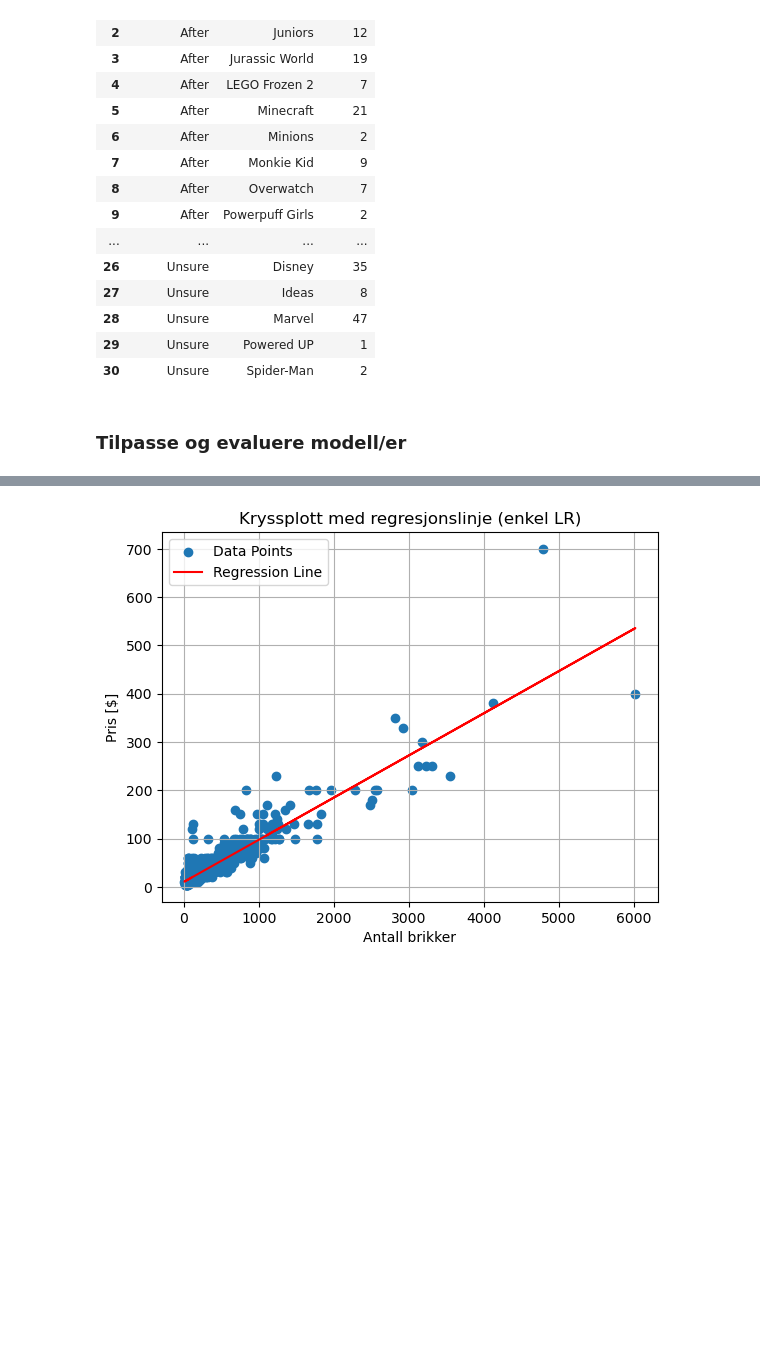
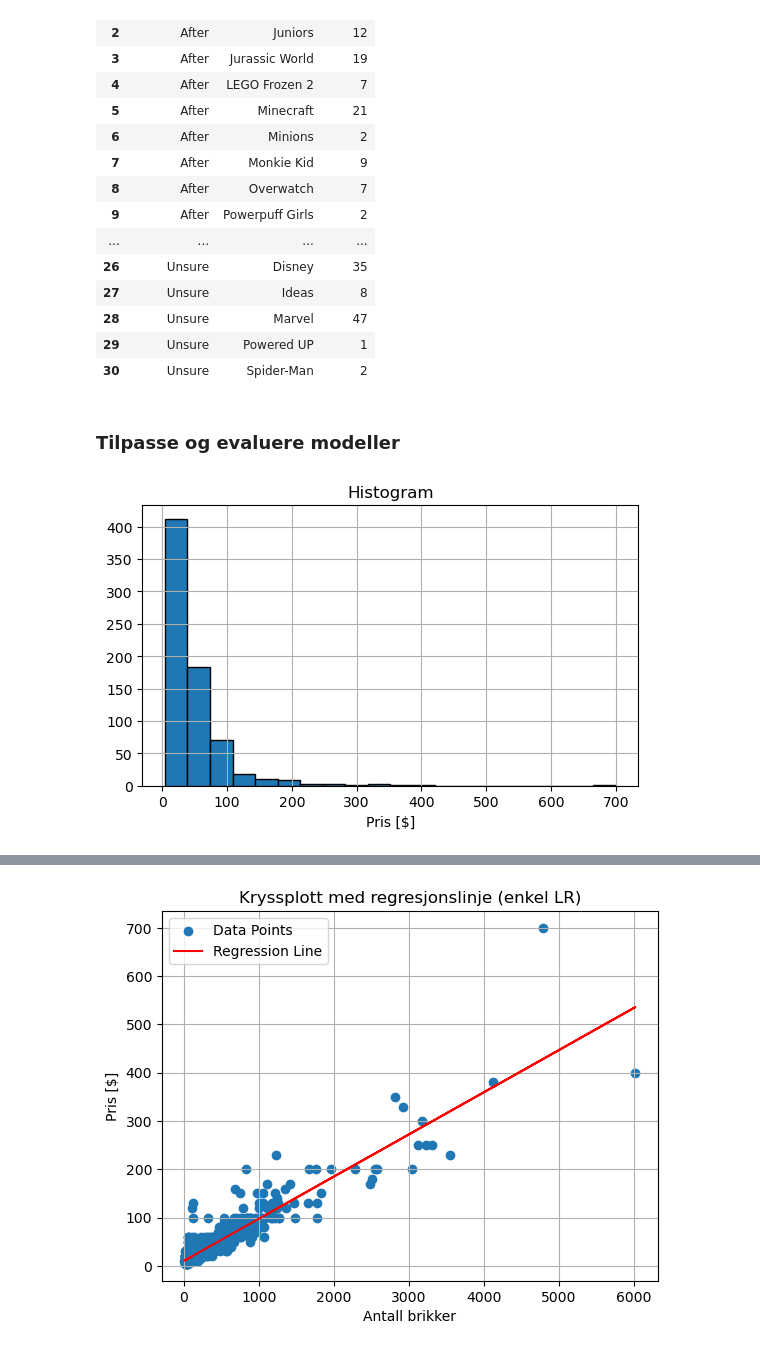
Before and after one commit to sagrimstad/ISTA1003_prosjekt, a Jupyter notebook: oppg1.ipynb, the cells around one changed output, grey strips where cells are left out. Drawn from its saved outputs; the diff is of its cells as text; code cells hidden in the pictures; blank space fills up the shorter version.

```diff
--- a/oppg1.ipynb
+++ b/oppg1.ipynb
@@ -458,4 +458,15 @@ df2.groupby(['Generation', 'Theme']).size().reset_index(name = 'Count')
 | 29 | Unsure | Powered UP | 1 |
 | 30 | Unsure | Spider-Man | 2 |
 # %% [markdown]
-### Tilpasse og evaluere modell/er
+### Tilpasse og evaluere modeller
+# %%
+# Plotte histogram
+
+plt.hist(df2['Price'], bins = 20, edgecolor = 'black')
+plt.xlabel('Pris [$]')
+plt.title('Histogram')
+plt.gca().set_aspect(1)
+plt.grid()
+plt.show()
+# %% [output]
+[figure, added]
```
Also changed, not shown: parts of 19 cells of this notebook.
